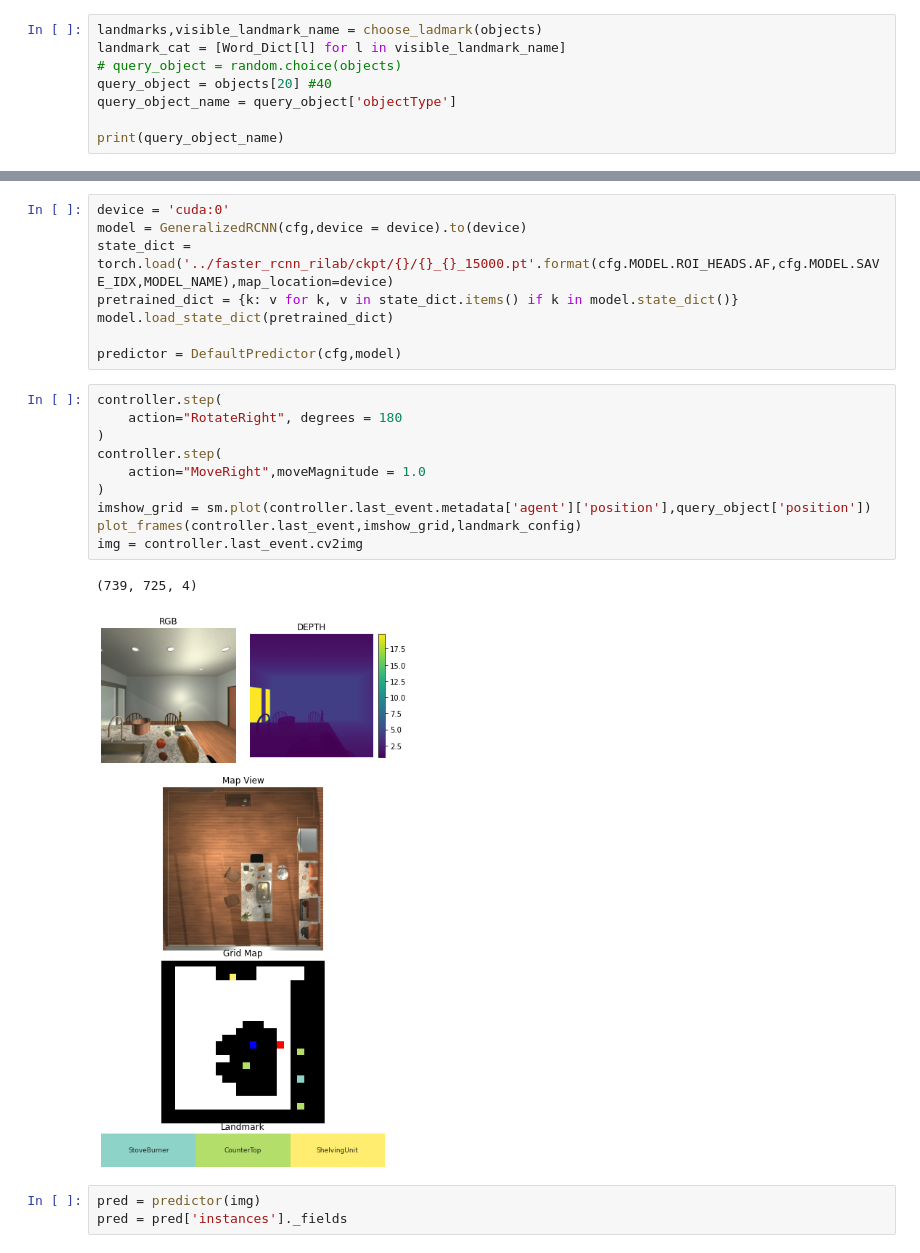
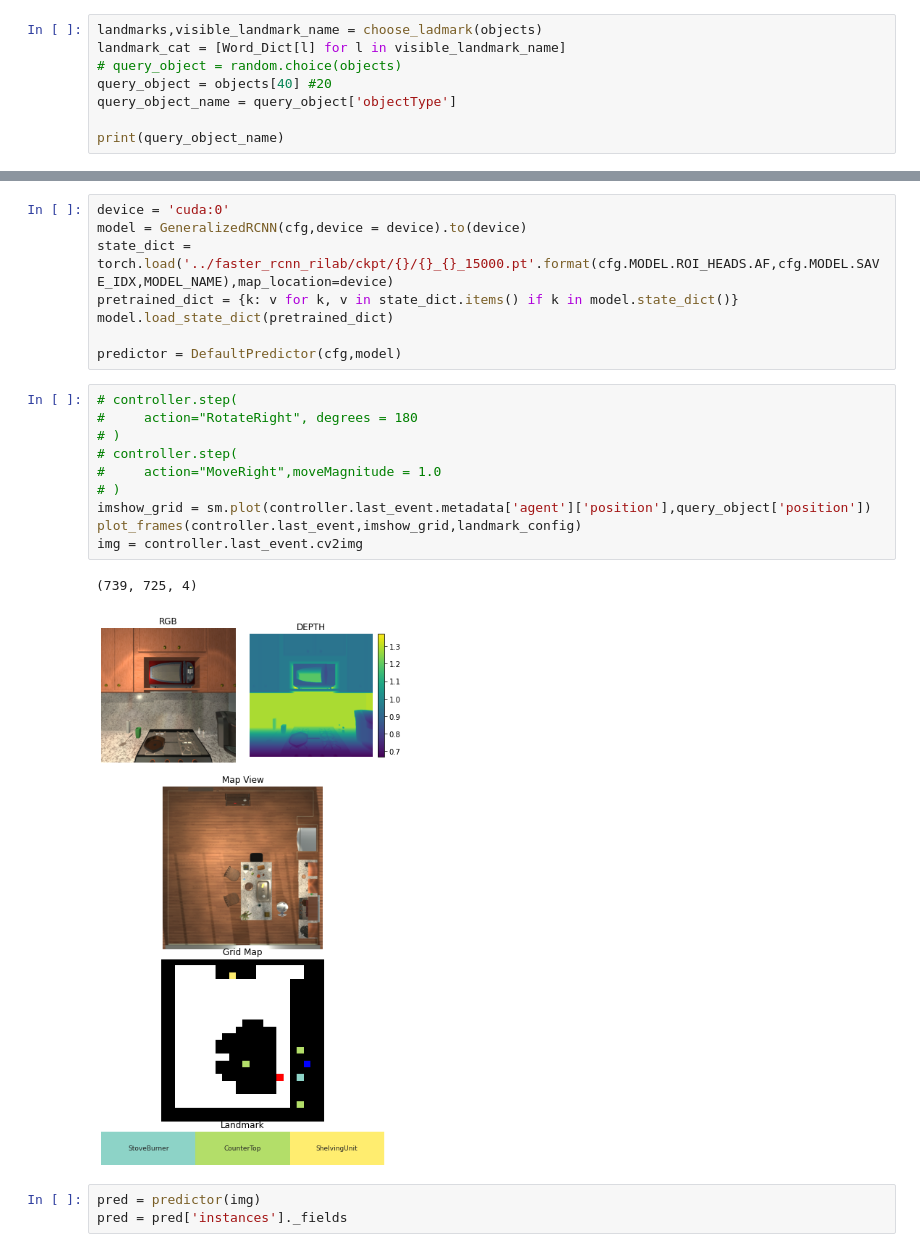
Before and after one commit to jeongeun980906/Zeroshot-Active-VIsual-Search, a Jupyter notebook: Detection.ipynb, the cells around one changed output, grey strips where cells are left out. Drawn from its saved outputs; the diff is of its cells as text.

```diff
--- a/Detection.ipynb
+++ b/Detection.ipynb
@@ -108,7 +108,7 @@ Object Metadata. Not showing objectOrientedBoundingBox, axisAlignedBoundingBox,
 landmarks,visible_landmark_name = choose_ladmark(objects)
 landmark_cat = [Word_Dict[l] for l in visible_landmark_name]
 # query_object = random.choice(objects)
-query_object = objects[20] #40
+query_object = objects[40] #20
 query_object_name = query_object['objectType']
 
 print(query_object_name)
@@ -167,18 +167,18 @@ model.load_state_dict(pretrained_dict)
 
 predictor = DefaultPredictor(cfg,model)
 # %%
-controller.step(
-    action="RotateRight", degrees = 180
-)
-controller.step(
-    action="MoveRight",moveMagnitude = 1.0
-)
+# controller.step(
+#     action="RotateRight", degrees = 180
+# )
+# controller.step(
+#     action="MoveRight",moveMagnitude = 1.0
+# )
 imshow_grid = sm.plot(controller.last_event.metadata['agent']['position'],query_object['position'])
 plot_frames(controller.last_event,imshow_grid,landmark_config)
 img = controller.last_event.cv2img
 # %% [output]
 (739, 725, 4)
-[figure, old version]
+[figure, new version]
 # %%
 pred = predictor(img)
 pred = pred['instances']._fields
```
Also changed, not shown: parts of 10 cells of this notebook, 4 other files.
